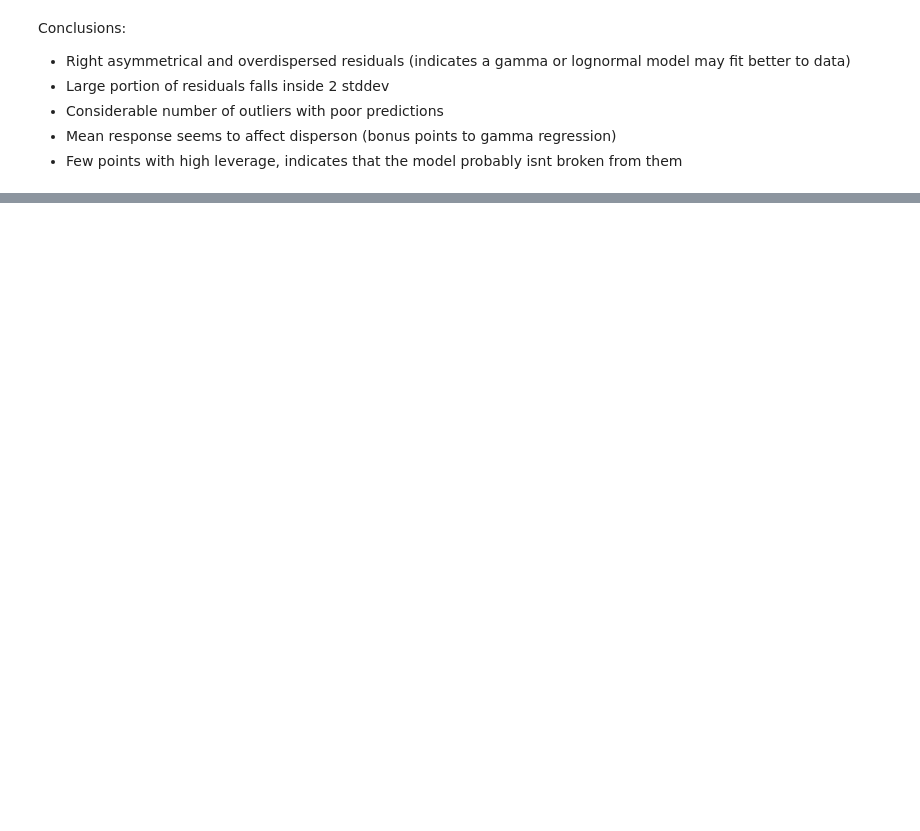
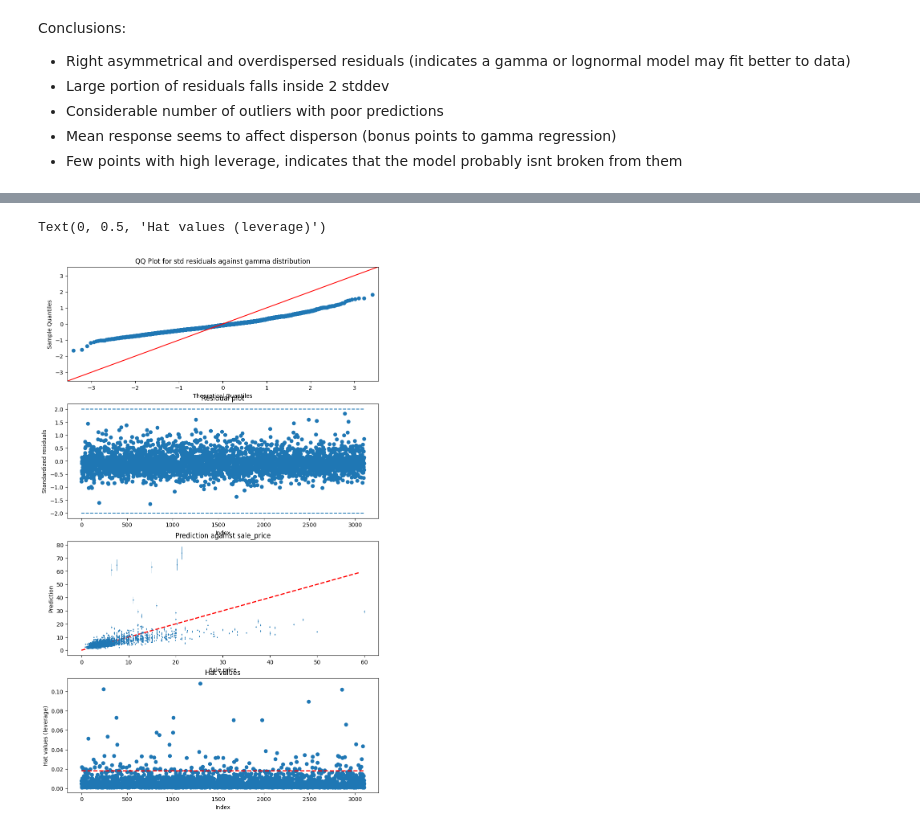
Before and after one commit to clr-cera/IA2025.2, a Jupyter notebook: Trabalho2/modelling.ipynb, the cells around one changed output, grey strips where cells are left out. Drawn from its saved outputs; the diff is of its cells as text; code cells hidden in the pictures; blank space fills up the shorter version.

Commit message:
Gamma model fit and diagnosed

```diff
--- a/Trabalho2/modelling.ipynb
+++ b/Trabalho2/modelling.ipynb
@@ -209,0 +225,11 @@ Conclusions:
+# %%
+import statsmodels.genmod.families.family as family
+import statsmodels.genmod.families.links as links
+
+idgamma_model = smf.glm(
+    formula = "sale_price ~ bedrooms + bathrooms + parking_spaces + area_total + C(property_type) + condominium_fee + has_pool + has_bbq + has_playground +has_sauna + has_party_room + has_sports_court + has_24h_security + has_laundry + has_closet + has_office + has_pantry + amenity_score",
+    data = train,
+    family = family.Gamma(link=links.Identity())
+).fit()
+
+idgamma_model.summary()
@@ -209,0 +274,31 @@ Conclusions:
+# %%
+std_residuals = idgamma_model.resid_deviance # Deviance component residual is closest to normality
+pp = ProbPlot(std_residuals, ss.norm(0, 1))
+fig, axes = plt.subplots(4, 1, figsize = (10,17))
+axes[0].set_title("QQ Plot for std residuals against gamma distribution")
+qq  = pp.qqplot(ax = axes[0], line="45")
+
+axes[1].set_title("Residual plot")
+axes[1].scatter(list(range(len(std_residuals))), std_residuals)
+axes[1].hlines(y=[-2, 2], linestyles="dashed", xmin=0, xmax=len(std_residuals))
+axes[1].set_xlabel("Index")
+axes[1].set_ylabel("Standardized residuals")
+
+axes[2].set_title("Prediction against sale_price")
+pred_summary = idgamma_model.get_prediction().summary_frame()
+errors = np.array(list(zip(pred_summary["mean"] - pred_summary["mean_ci_lower"], abs(pred_summary["mean"] - pred_summary["mean_ci_upper"])))).T
+axes[2].plot(np.arange(0, 60, 1), np.arange(0, 60, 1), linestyle = "dashed", color = "red", linewidth = 2)
+axes[2].errorbar(train["sale_price"], pred_summary["mean"], yerr = errors, fmt = "o", markersize=1, linewidth = 0.5)
+axes[2].set_xlabel("Sale price")
+axes[2].set_ylabel("Prediction")
+
+hat = idgamma_model.get_hat_matrix_diag(False)
+reference = 3 * len(idgamma_model.params) / len(train["sale_price"])
+axes[3].set_title("Hat values")
+axes[3].scatter(list(range(len(hat))), hat)
+axes[3].hlines(y=reference, linestyles="dashed", xmin=0, xmax=len(hat), color = "red", linewidth = 2)
+axes[3].set_xlabel("Index")
+axes[3].set_ylabel("Hat values (leverage)")
+# %% [output]
+Text(0, 0.5, 'Hat values (leverage)')
+[figure, added]
```
Also changed, not shown: parts of 14 cells of this notebook.
